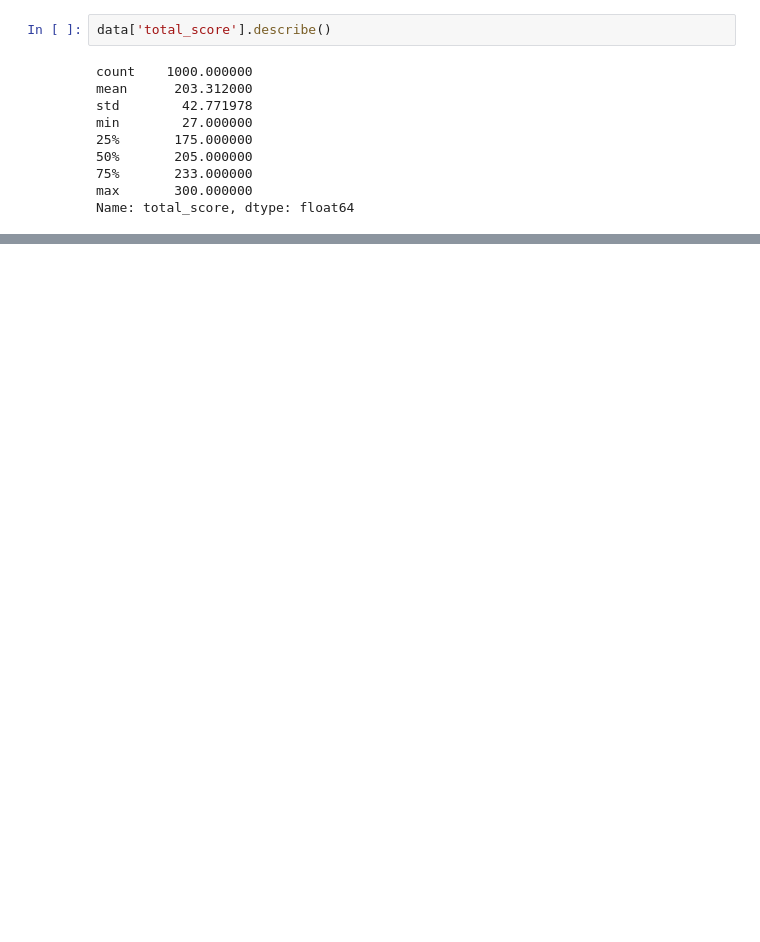
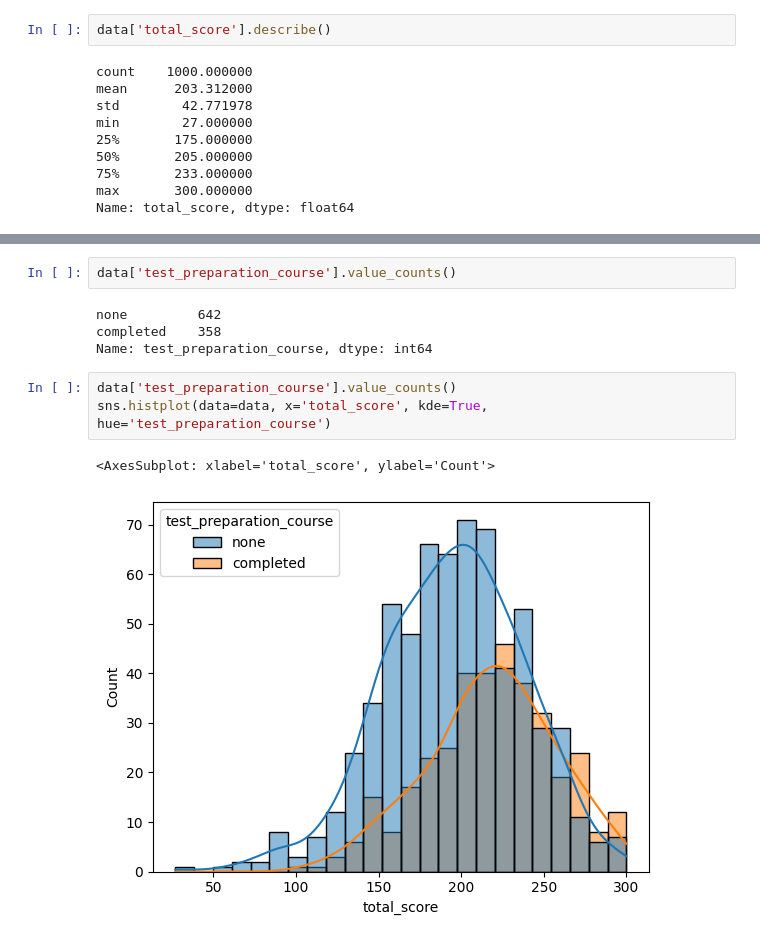
Before and after one commit to chwasiq0569/End-to-End_Student-Performance-Indicator, a Jupyter notebook: notebook/EDA_STUDENT_PERFORMANCE.ipynb, the cells around one changed output, grey strips where cells are left out. Drawn from its saved outputs; the diff is of its cells as text; blank space fills up the shorter version.

```diff
--- a/notebook/EDA_STUDENT_PERFORMANCE.ipynb
+++ b/notebook/EDA_STUDENT_PERFORMANCE.ipynb
@@ -235,0 +363,12 @@ plt.show()
+# %%
+data['test_preparation_course'].value_counts()
+# %% [output]
+none         642
+completed    358
+Name: test_preparation_course, dtype: int64
+# %%
+data['test_preparation_course'].value_counts()
+sns.histplot(data=data, x='total_score', kde=True, hue='test_preparation_course')
+# %% [output]
+<AxesSubplot: xlabel='total_score', ylabel='Count'>
+[figure, added]
```
Also changed, not shown: parts of 33 cells of this notebook.
